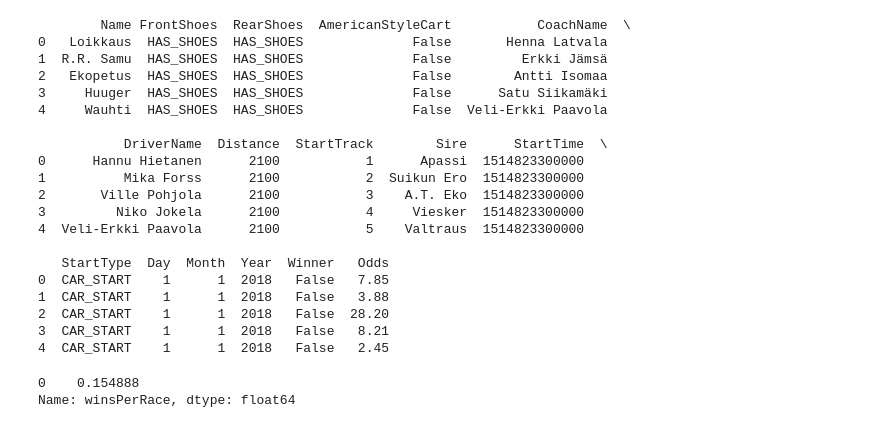
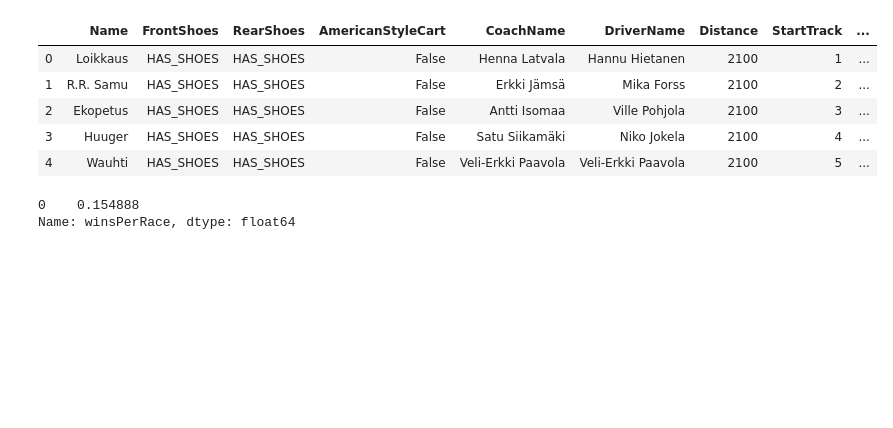
Before and after one commit to ThreeHorsemen/TrottingAnalyzer, a Jupyter notebook: win_predictor.ipynb, the cells around one changed output. Drawn from its saved outputs; the diff is of its cells as text; code cells hidden in the pictures; blank space fills up the shorter version.

```diff
--- a/win_predictor.ipynb
+++ b/win_predictor.ipynb
@@ -4,28 +4,14 @@ import numpy as np
 import sklearn
 # %%
 data = pd.read_csv("data.csv")
-print(data.head())
+data.head()
 # %% [output]
-        Name FrontShoes  RearShoes  AmericanStyleCart           CoachName  \
-0   Loikkaus  HAS_SHOES  HAS_SHOES              False       Henna Latvala
-1  R.R. Samu  HAS_SHOES  HAS_SHOES              False         Erkki Jämsä
-2   Ekopetus  HAS_SHOES  HAS_SHOES              False        Antti Isomaa
-3     Huuger  HAS_SHOES  HAS_SHOES              False      Satu Siikamäki
-4     Wauhti  HAS_SHOES  HAS_SHOES              False  Veli-Erkki Paavola
-
-           DriverName  Distance  StartTrack        Sire      StartTime  \
-0      Hannu Hietanen      2100           1      Apassi  1514823300000
-1          Mika Forss      2100           2  Suikun Ero  1514823300000
-2       Ville Pohjola      2100           3    A.T. Eko  1514823300000
-3         Niko Jokela      2100           4     Viesker  1514823300000
-4  Veli-Erkki Paavola      2100           5    Valtraus  1514823300000
-
-   StartType  Day  Month  Year  Winner   Odds
-0  CAR_START    1      1  2018   False   7.85
-1  CAR_START    1      1  2018   False   3.88
-2  CAR_START    1      1  2018   False  28.20
-3  CAR_START    1      1  2018   False   8.21
-4  CAR_START    1      1  2018   False   2.45
+|  | Name | FrontShoes | RearShoes | AmericanStyleCart | CoachName | DriverName | Distance | StartTrack | ... |
+| 0 | Loikkaus | HAS_SHOES | HAS_SHOES | False | Henna Latvala | Hannu Hietanen | 2100 | 1 | ... |
+| 1 | R.R. Samu | HAS_SHOES | HAS_SHOES | False | Erkki Jämsä | Mika Forss | 2100 | 2 | ... |
+| 2 | Ekopetus | HAS_SHOES | HAS_SHOES | False | Antti Isomaa | Ville Pohjola | 2100 | 3 | ... |
+| 3 | Huuger | HAS_SHOES | HAS_SHOES | False | Satu Siikamäki | Niko Jokela | 2100 | 4 | ... |
+| 4 | Wauhti | HAS_SHOES | HAS_SHOES | False | Veli-Erkki Paavola | Veli-Erkki Paavola | 2100 | 5 | ... |
 # %%
 data.Winner = data.Winner.astype(int)
 data.AmericanStyleCart = data.AmericanStyleCart.astype(int)
```
Also changed, not shown: parts of 21 cells of this notebook, 6 other files.
